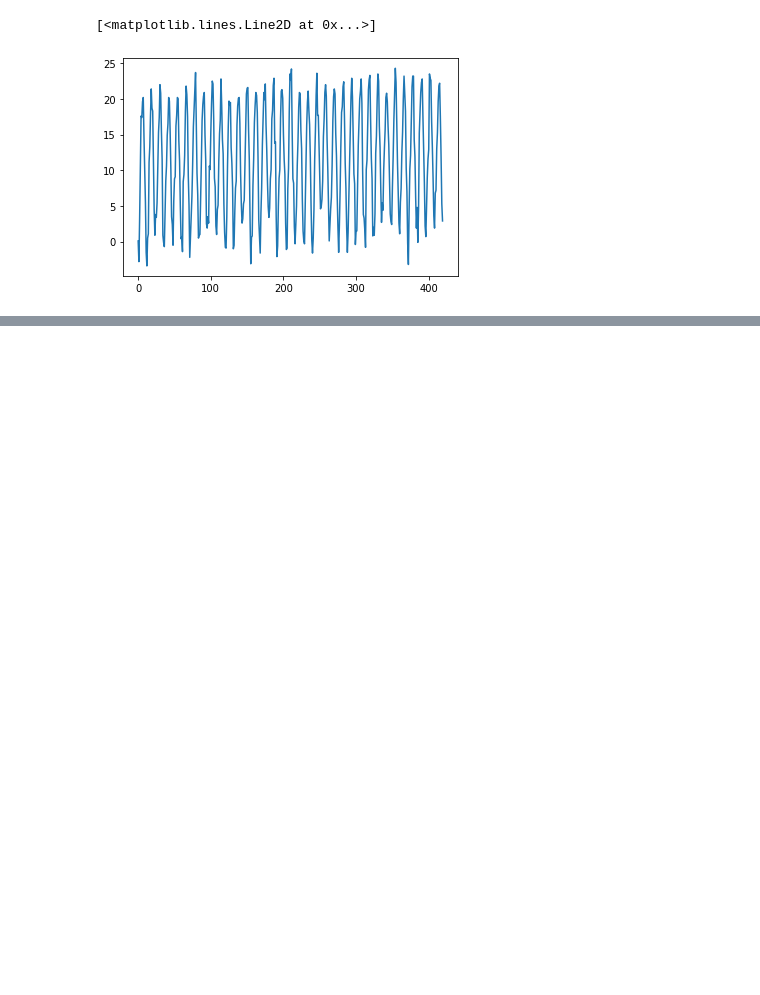
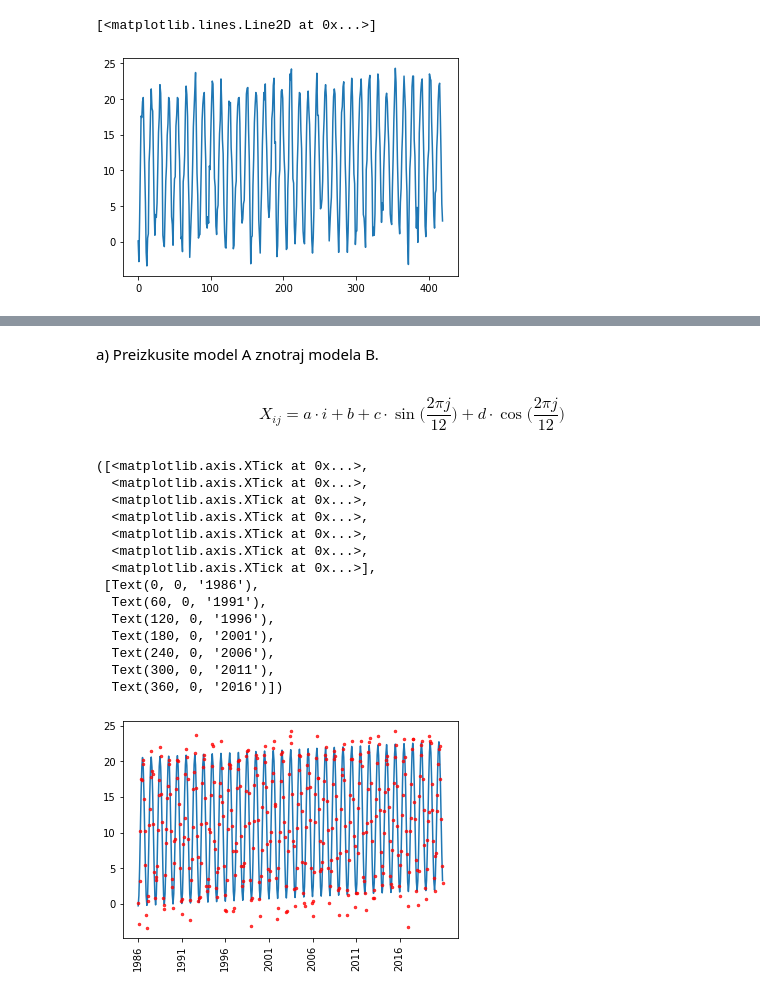
Before and after one commit to DejanPeric058/Seminarska-naloga-pri-Statistiki, a Jupyter notebook: 3. naloga.ipynb, the cells around one changed output, grey strips where cells are left out. Saved outputs shown, nothing was run; the diff lists cells and outputs as text; code cells hidden in the pictures; blank space fills up the shorter version.

```diff
--- a/3. naloga.ipynb
+++ b/3. naloga.ipynb
@@ -35,0 +69,42 @@ plt.ylim(min(Tplot)*0.8, 1.2*max(Tplot))
+# %% [markdown]
+a) Preizkusite model A znotraj modela B.
+# %% [markdown]
+$$X_{ij} = a \cdot i + b + c \cdot \sin \Big(\frac{2\pi j}{12}\Big) + d \cdot \cos \Big(\frac{2\pi j}{12}\Big)$$
+# %%
+L = 420
+leta = np.array([1986 + i//12 for i in range(420)])
+leta = temp_lj["LETO"].values
+enice = np.ones(L)
+meseci = np.array([(1 + i%12) for i in range (420)])
+sin_meseci = np.sin(meseci*np.pi/6)
+cos_meseci = np.cos(meseci*np.pi/6)
+M = np.array([leta,
+             enice,
+             sin_meseci,
+             cos_meseci])
+temperature = np.array(temp_lj['TEMPERATURA'])
+result = LA.lstsq(M.T, temperature, rcond=None)
+
+a, b, c, d = result[0]
+model_A = [a*leta[l] + b + c*sin_meseci[l] + d*cos_meseci[l] for l in range(L)]
+plt.plot(np.arange(420), model_A)
+plt.plot(np.arange(420), temperature, 'ro', markersize=2.5, alpha=0.75)
+years = list(set(leta))
+years5 = [years[i] for i in range(35) if i % 5 == 0]
+plt.xticks(np.arange(0,420,420//7), years5, rotation='vertical')
+# %% [output]
+([<matplotlib.axis.XTick at 0x...>,
+  <matplotlib.axis.XTick at 0x...>,
+  <matplotlib.axis.XTick at 0x...>,
+  <matplotlib.axis.XTick at 0x...>,
+  <matplotlib.axis.XTick at 0x...>,
+  <matplotlib.axis.XTick at 0x...>,
+  <matplotlib.axis.XTick at 0x...>],
+ [Text(0, 0, '1986'),
+  Text(60, 0, '1991'),
+  Text(120, 0, '1996'),
+  Text(180, 0, '2001'),
+  Text(240, 0, '2006'),
+  Text(300, 0, '2011'),
+  Text(360, 0, '2016')])
+[figure, added]
```
Also changed, not shown: parts of 9 cells of this notebook, 7 other files.
